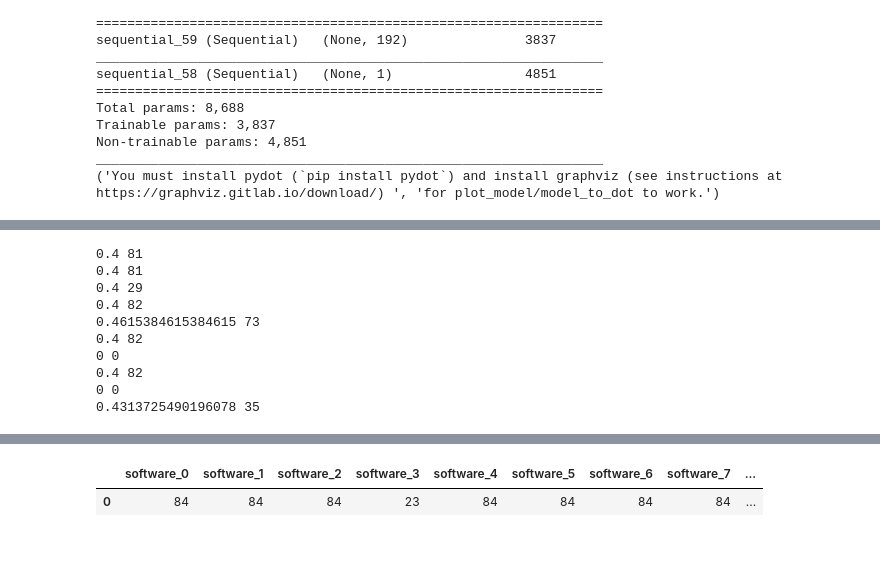
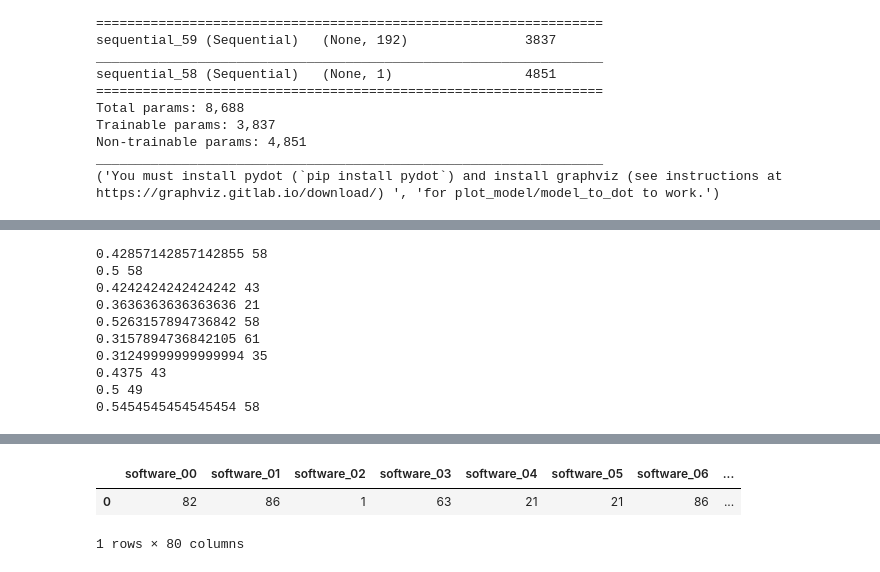
Before and after one commit to tobiasbudig/attack-hypotheses-generation, a Jupyter notebook: GAN/GAN.ipynb, the cells around one changed output, grey strips where cells are left out. Cells and saved outputs as stored; diff of their text form; code cells hidden in the pictures.

```diff
--- a/GAN/GAN.ipynb
+++ b/GAN/GAN.ipynb
@@ -342,10 +342,11 @@ def generate_latent_points(latent_dim, n):
 # %%
 # use the generator to generate n fake examples, with class labels
 def generate_fake_samples(generator, latent_dim, n):
-	# generate points in latent space
-	x_input = generate_latent_points(latent_dim, n)
-	# predict outputs
-	X = np.asarray(generator.predict(x_input)).round()
-	# create class labels
-	y = zeros((n, 1))
-	return X, y
+    # generate points in latent space
+    x_input = generate_latent_points(latent_dim, n)
+    # predict outputs
+    X = np.asarray(generator.predict(x_input)).round()
+    X = np.where(X > 0.5, 1, 0)
+    # create class labels
+    y = zeros((n, 1))
+    return X, y
@@ -470,29 +476,47 @@ for software in newData.columns:
     F1, F1Index, _ = calculate_F_score(y_train, np.array(newData[software]))
     print(F1, F1Index)
 # %% [output]
-0.4 81
-0.4 81
-0.4 29
-0.4 82
-0.4615384615384615 73
-0.4 82
-0 0
-0.4 82
-0 0
-0.4313725490196078 35
+0.42857142857142855 58
+0.5 58
+0.4242424242424242 43
+0.3636363636363636 21
+0.5263157894736842 58
+0.3157894736842105 61
+0.31249999999999994 35
+0.4375 43
+0.5 49
+0.5454545454545454 58
 # %%
 examples_to_save = 20
 df_to_save = pd.DataFrame([])
 F1_values = pd.DataFrame([])
 maxIndexValues = pd.DataFrame([])
-for i in range(examples_to_save):
-    X_generated, y_generated = generate_fake_samples(generator, 50, 1)
-    F1, maxIndex, generated_software = calculate_F_score(y_train, np.array(X_generated[0]))
 
-    df_to_save[f"software_{i}"] = generated_software
-    print(F1)
-    F1_values[f"software_{i}"] = np.array([F1])
-    maxIndexValues[f"software_{i}"] = np.array([maxIndex])
+
+for j in range(4):
+    # size of the latent space
+    latent_dim = 50
+    # create the discriminator
+    discriminator = define_discriminator(X.shape[1])
+    # create the generator
+    generator = define_generator(latent_dim, X.shape[1])
+    # create the gan
+    gan_model = define_gan(generator, discriminator)
+    # train model
+    train(generator, discriminator, gan_model, latent_dim)
+
+    for i in range(examples_to_save):
+
+
+
+
+        X_generated, y_generated = generate_fake_samples(generator, 50, 1)
+        F1, maxIndex, generated_software = calculate_F_score(y_train, np.array(X_generated[0]))
+
+        df_to_save[f"software_{j}{i}"] = generated_software
+        print(F1)
+        F1_values[f"software_{j}{i}"] = np.array([F1])
+        maxIndexValues[f"software_{j}{i}"] = np.array([maxIndex])
 
 print("")
 print(pd.DataFrame(F1_values).T[0].describe()[1])
@@ -518,5 +542,6 @@ maxIndexValues
-|  | software_0 | software_1 | software_2 | software_3 | software_4 | software_5 | software_6 | software_7 | ... |
-| 0 | 84 | 84 | 84 | 23 | 84 | 84 | 84 | 84 | ... |
+|  | software_00 | software_01 | software_02 | software_03 | software_04 | software_05 | software_06 | ... |
+| 0 | 82 | 86 | 1 | 63 | 21 | 21 | 86 | ... |
+1 rows × 80 columns
 # %%
 df_to_save.to_excel("good_result.xlsx")
 # %%
```
Also changed, not shown: parts of 6 cells of this notebook, 4 other files.
